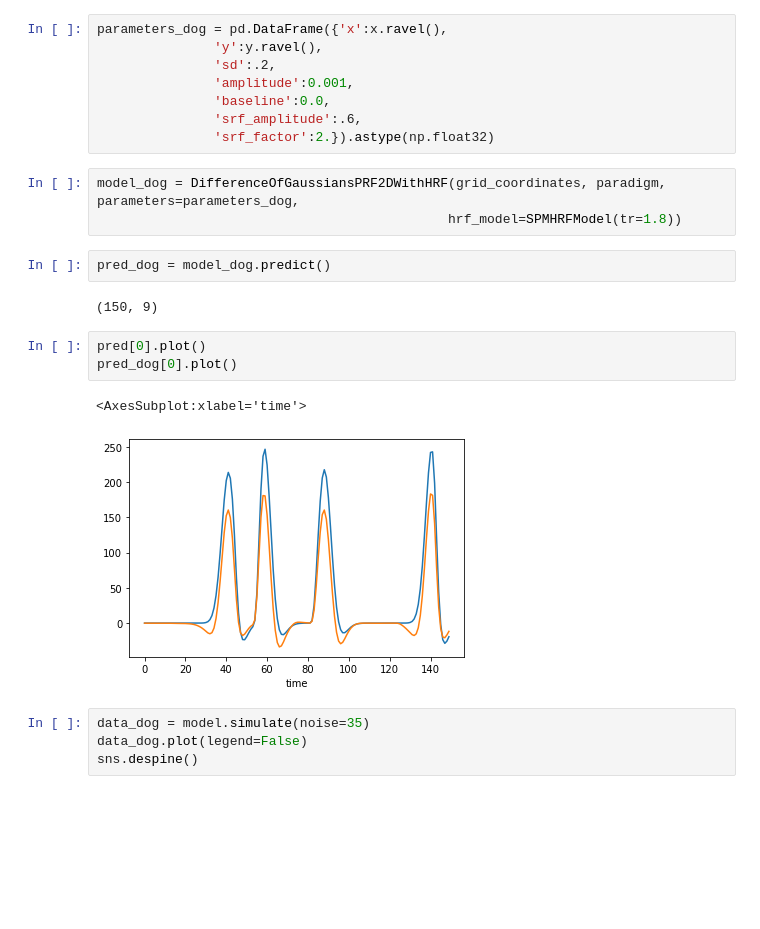
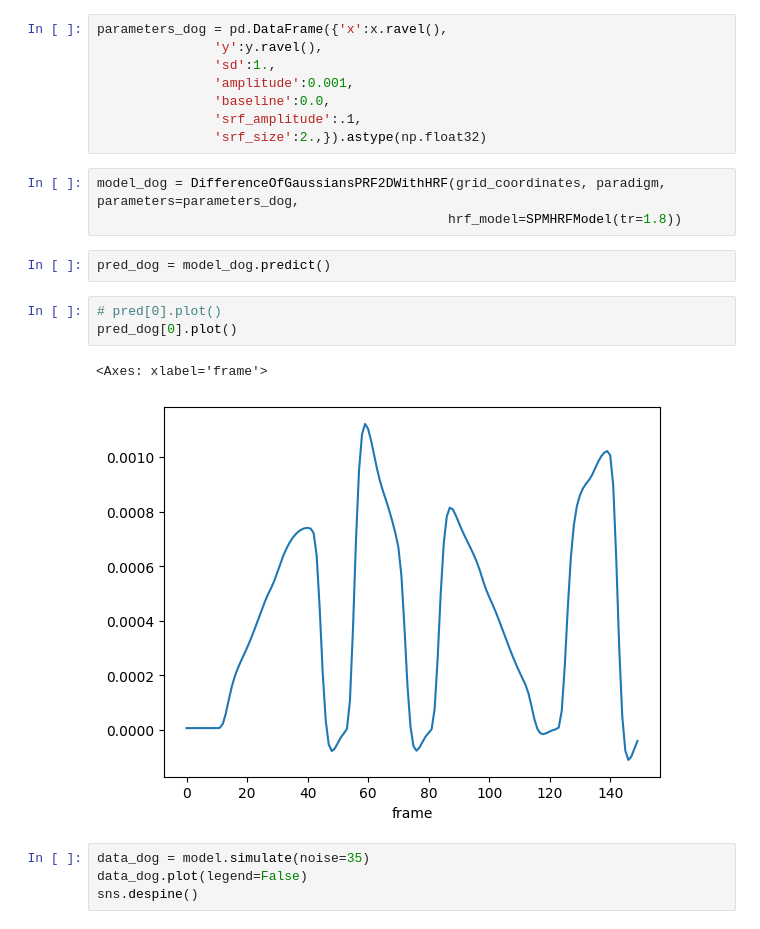
Before and after one commit to Gilles86/braincoder, a Jupyter notebook: notebooks/Fit 2D Gaussian PRF.ipynb, the cells around one changed output. Cells and saved outputs as stored; diff of their text form; blank space fills up the shorter version.

```diff
--- a/notebooks/Fit 2D Gaussian PRF.ipynb
+++ b/notebooks/Fit 2D Gaussian PRF.ipynb
@@ -158,24 +178,22 @@ from braincoder.models import DifferenceOfGaussiansPRF2DWithHRF
 # %%
 parameters_dog = pd.DataFrame({'x':x.ravel(),
                'y':y.ravel(),
-               'sd':.2,
+               'sd':1.,
                'amplitude':0.001,
                'baseline':0.0,
-               'srf_amplitude':.6,
-               'srf_factor':2.}).astype(np.float32)
+               'srf_amplitude':.1,
+               'srf_size':2.,}).astype(np.float32)
 # %%
 model_dog = DifferenceOfGaussiansPRF2DWithHRF(grid_coordinates, paradigm, parameters=parameters_dog,
                                              hrf_model=SPMHRFModel(tr=1.8))
 # %%
 pred_dog = model_dog.predict()
-# %% [output]
-(150, 9)
 # %%
-pred[0].plot()
+# pred[0].plot()
 pred_dog[0].plot()
 # %% [output]
-<AxesSubplot:xlabel='time'>
+<Axes: xlabel='frame'>
-[figure, old version]
+[figure, new version]
 # %%
 data_dog = model.simulate(noise=35)
 data_dog.plot(legend=False)
```
Also changed, not shown: parts of 15 cells of this notebook, 25 other files.
